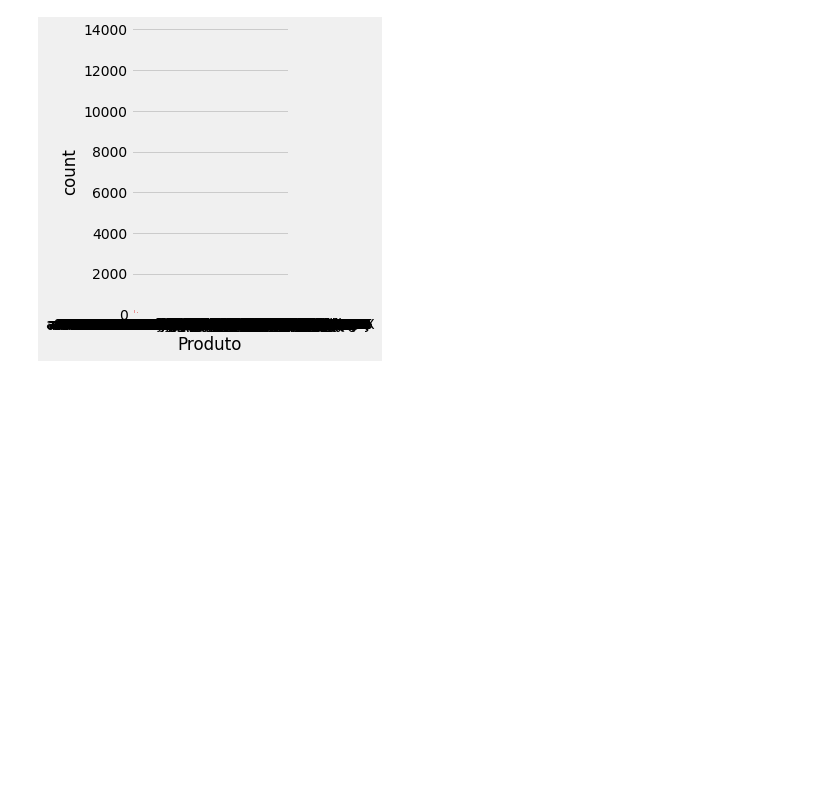
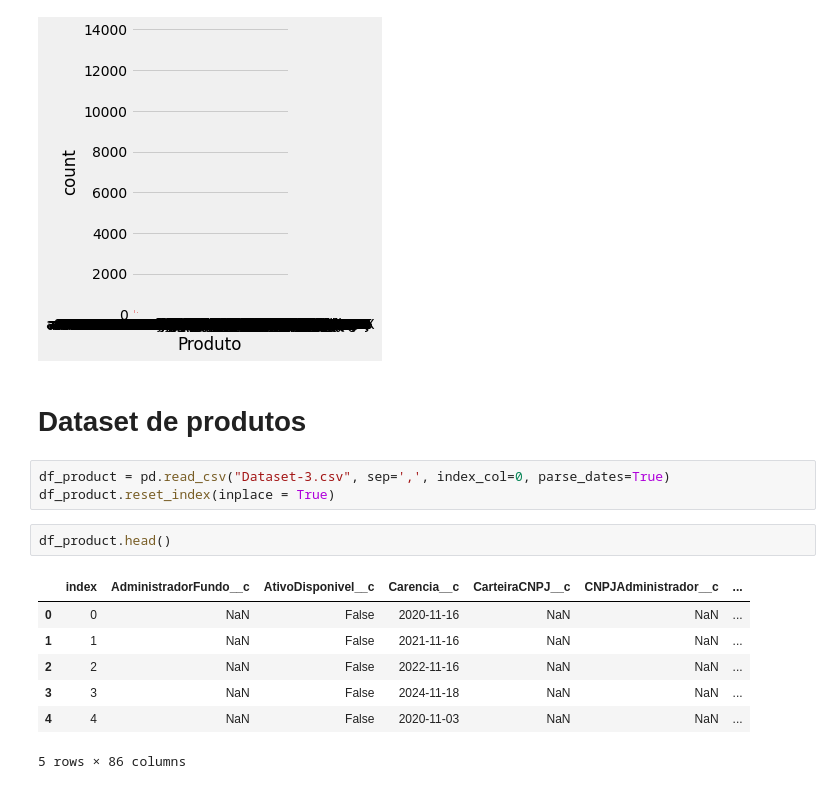
Before and after one commit to MartaFreitas/mininvest, a Jupyter notebook: Analise-dataset01.ipynb, the cells around one changed output. Cells and saved outputs as stored; diff of their text form; blank space fills up the shorter version.

```diff
--- a/Analise-dataset01.ipynb
+++ b/Analise-dataset01.ipynb
@@ -327,3 +329,18 @@ plt.show()
 # %% [output]
 <Figure size 1080x360 with 0 Axes>
 [figure]
+# %% [markdown]
+# Dataset de produtos
+# %%
+df_product = pd.read_csv("Dataset-3.csv", sep=',', index_col=0, parse_dates=True)
+df_product.reset_index(inplace = True)
+# %%
+df_product.head()
+# %% [output]
+|  | index | AdministradorFundo__c | AtivoDisponivel__c | Carencia__c | CarteiraCNPJ__c | CNPJAdministrador__c | ... |
+| 0 | 0 | NaN | False | 2020-11-16 | NaN | NaN | ... |
+| 1 | 1 | NaN | False | 2021-11-16 | NaN | NaN | ... |
+| 2 | 2 | NaN | False | 2022-11-16 | NaN | NaN | ... |
+| 3 | 3 | NaN | False | 2024-11-18 | NaN | NaN | ... |
+| 4 | 4 | NaN | False | 2020-11-03 | NaN | NaN | ... |
+5 rows × 86 columns
```
Also changed, not shown: parts of 12 cells of this notebook, 1 other file.
